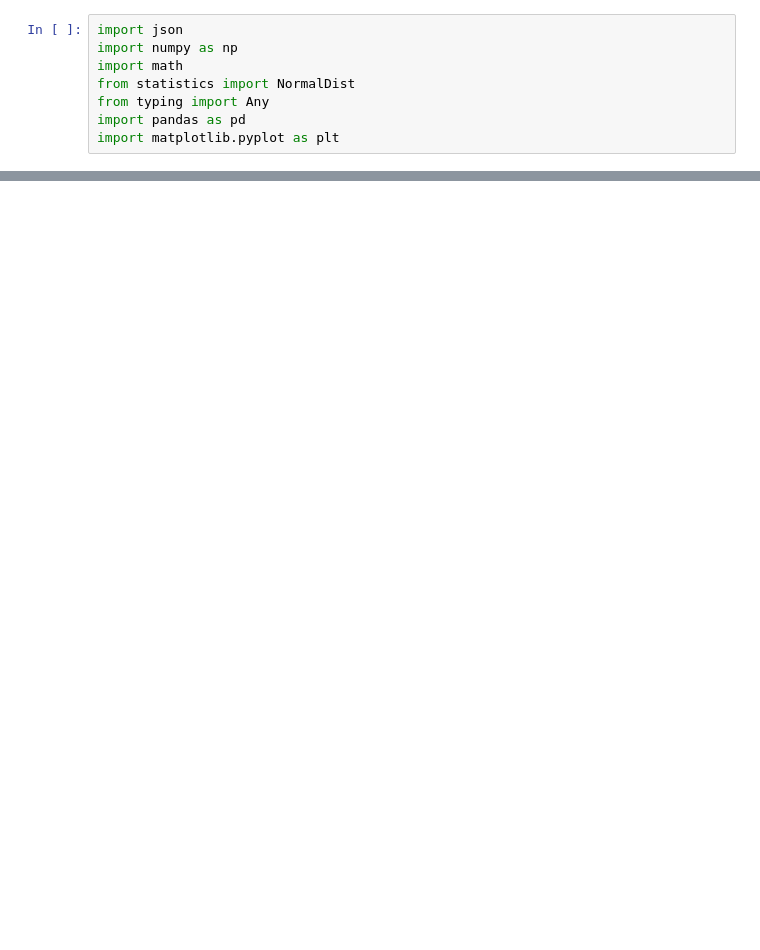
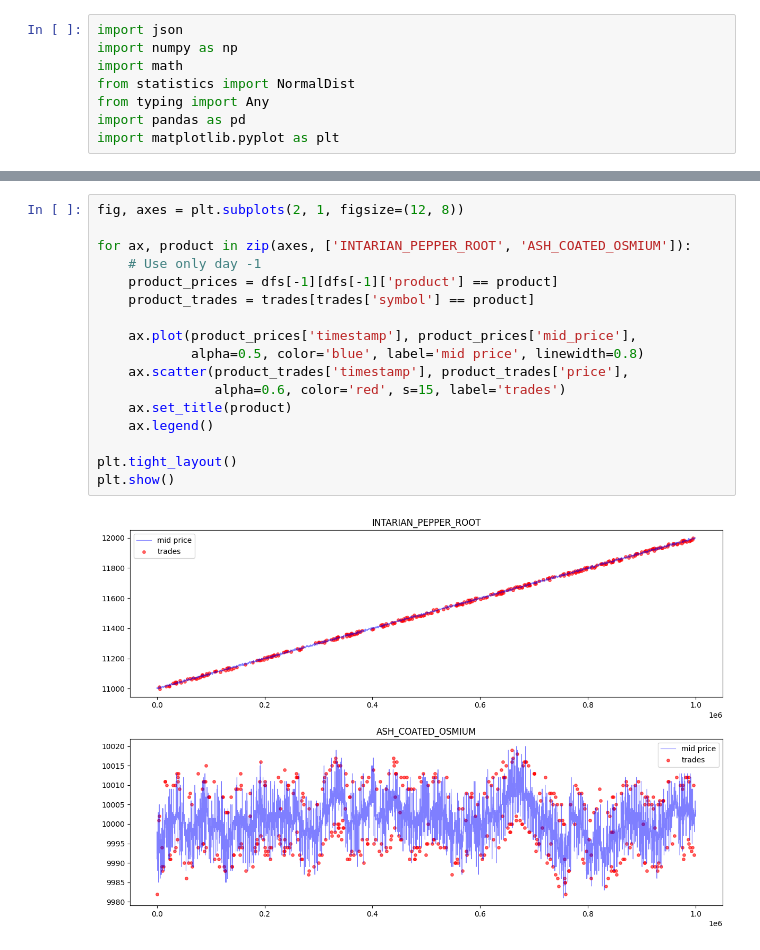
Before and after one commit to pig8pig/imc-prosperity-3, a Jupyter notebook: rounds/analysis.ipynb, the cells around one changed output, grey strips where cells are left out. Saved outputs shown, nothing was run; the diff lists cells and outputs as text; blank space fills up the shorter version.

```diff
--- a/rounds/analysis.ipynb
+++ b/rounds/analysis.ipynb
@@ -104,0 +230,19 @@ KeyError: 'buyer'
+# %%
+fig, axes = plt.subplots(2, 1, figsize=(12, 8))
+
+for ax, product in zip(axes, ['INTARIAN_PEPPER_ROOT', 'ASH_COATED_OSMIUM']):
+    # Use only day -1
+    product_prices = dfs[-1][dfs[-1]['product'] == product]
+    product_trades = trades[trades['symbol'] == product]
+
+    ax.plot(product_prices['timestamp'], product_prices['mid_price'],
+            alpha=0.5, color='blue', label='mid price', linewidth=0.8)
+    ax.scatter(product_trades['timestamp'], product_trades['price'],
+               alpha=0.6, color='red', s=15, label='trades')
+    ax.set_title(product)
+    ax.legend()
+
+plt.tight_layout()
+plt.show()
+# %% [output]
+[figure, added]
```
Also changed, not shown: parts of 26 cells of this notebook, 24 other files.
